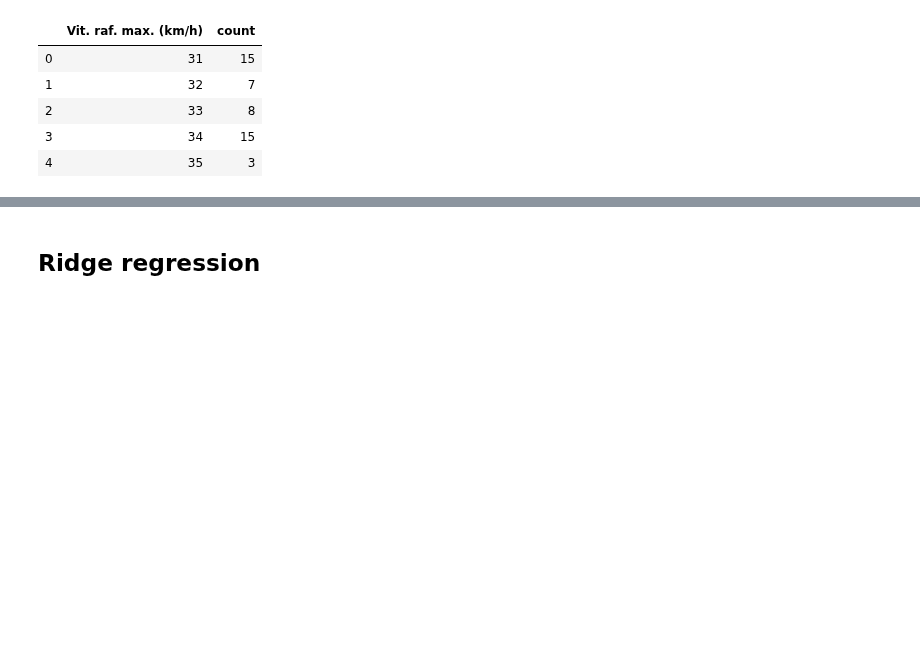
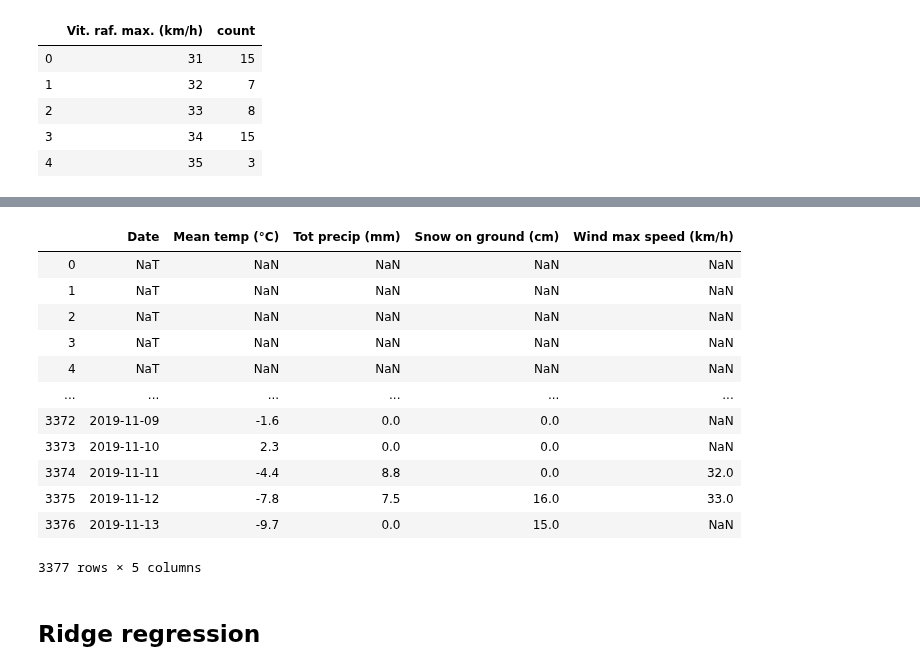
Before and after one commit to daviskia/ada-project-deep-penguin, a Jupyter notebook: Weather.ipynb, the cells around one changed output, grey strips where cells are left out. Drawn from its saved outputs; the diff is of its cells as text; code cells hidden in the pictures; blank space fills up the shorter version.

```diff
--- a/Weather.ipynb
+++ b/Weather.ipynb
@@ -447,21 +587,11 @@ Wind_Type.head()
 # %%
 # Creation of the cleaned weather dataframe
 
-weather_1 = pd.merge(df_temp, df_rain, how='outer', on=None, left_on='Date', right_on='Date',
+weather_1 = pd.merge(df_temp, df_rain, how='inner', on=None, left_on='Date', right_on='Date',
          left_index=False, right_index=False, sort=True,
          suffixes=('_x', '_y'), copy=True, indicator=False,
          validate=None)
 
-# à voir si je dois drop qq chose
+weather_1 = weather_1.dropna()
 
-weather_2 = pd.merge(weather_1, df_snow, how='outer', on=None, left_on='Date', right_on='Date',
-         left_index=False, right_index=False, sort=True,
-         suffixes=('_x', '_y'), copy=True, indicator=False,
-         validate=None)
-
-df_weather = pd.merge(weather_2, df_wind, how='outer', on=None, left_on='Date', right_on='Date',
-         left_index=False, right_index=False, sort=True,
-         suffixes=('_x', '_y'), copy=True, indicator=False,
-         validate=None)
-
-df_weather.head()
+weather_1
@@ -467,0 +612,10 @@ df_weather.head()
+# %%
+weather_2 = pd.merge(weather_1, df_snow, how='outer', on=None, left_on='Date', right_on='Date',
+         left_index=False, right_index=False, sort=True,
+         suffixes=('_x', '_y'), copy=True, indicator=False,
+         validate=None)
+
+# I have not used calendar dataframe for snow
+weather_2 = weather_2.dropna()
+
+weather_2
@@ -468,3 +636,24 @@ df_weather.head()
+# %%
+cleaned_weather = pd.merge(weather_2, df_wind, how='outer', on=None, left_on='Date', right_on='Date',
+         left_index=False, right_index=False, sort=True,
+         suffixes=('_x', '_y'), copy=True, indicator=False,
+         validate=None)
+
+cleaned_weather
+# %% [output]
+|  | Date | Mean temp (°C) | Tot precip (mm) | Snow on ground (cm) | Wind max speed (km/h) |
+| 0 | NaT | NaN | NaN | NaN | NaN |
+| 1 | NaT | NaN | NaN | NaN | NaN |
+| 2 | NaT | NaN | NaN | NaN | NaN |
+| 3 | NaT | NaN | NaN | NaN | NaN |
+| 4 | NaT | NaN | NaN | NaN | NaN |
+| ... | ... | ... | ... | ... | ... |
+| 3372 | 2019-11-09 | -1.6 | 0.0 | 0.0 | NaN |
+| 3373 | 2019-11-10 | 2.3 | 0.0 | 0.0 | NaN |
+| 3374 | 2019-11-11 | -4.4 | 8.8 | 0.0 | 32.0 |
+| 3375 | 2019-11-12 | -7.8 | 7.5 | 16.0 | 33.0 |
+| 3376 | 2019-11-13 | -9.7 | 0.0 | 15.0 | NaN |
+3377 rows × 5 columns
 # %% [markdown]
 ## Ridge regression
 # %%
```
Also changed, not shown: parts of 40 cells of this notebook.
